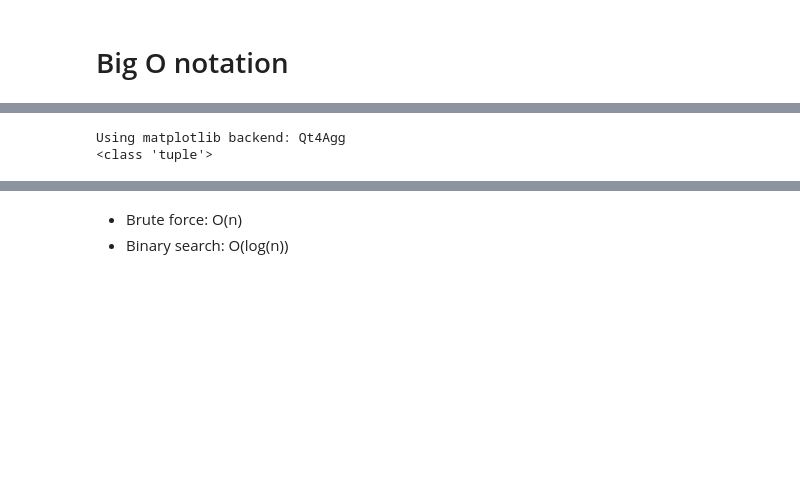
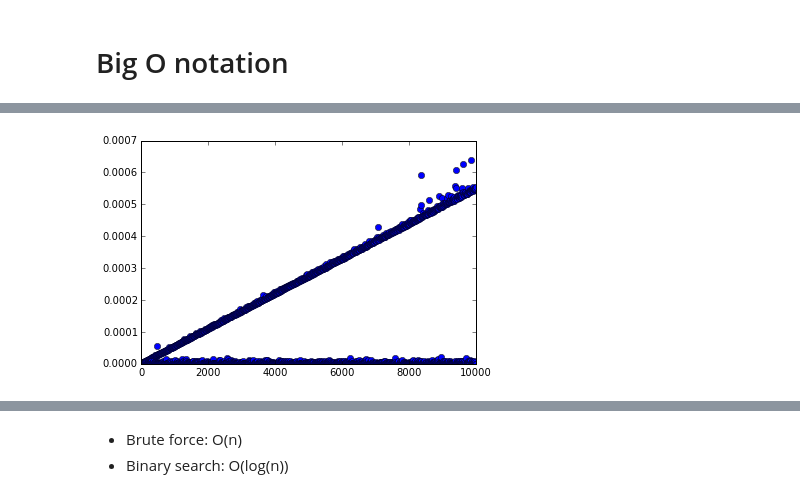
Before and after one commit to ThunderShiviah/code_guild, a Jupyter notebook: notebooks/how_to_think_like_a_computer_scientist-slides.ipynb, the cells around one changed output, grey strips where cells are left out. Cells and saved outputs as stored; diff of their text form; code cells hidden in the pictures; blank space fills up the shorter version.

Commit message:
added inline matplotlib plots

```diff
--- a/notebooks/how_to_think_like_a_computer_scientist-slides.ipynb
+++ b/notebooks/how_to_think_like_a_computer_scientist-slides.ipynb
@@ -326,5 +326,5 @@ function binary_search took 4.7206878662109375e-05 seconds to complete given par
 # %%
-%matplotlib
+%matplotlib inline
 
 from matplotlib import pyplot as plt
 
@@ -355,39 +355,33 @@ def sort_plotter(max_size, num_samples, *funcs):
     -------
     Creates plots of each function in *funcs wrt
     execution time by sampling num_samples lists of incremental
     length up to length max_size.
 
     Parameters
     ----------
     max_size: int
         The length of the final list sampled.
     num_samples: int
         The number of times to sample_the function.
     *functs: iterator
         An iterator containing the functions we wish to sample.
 
     Returns
     -------
     plots: matplotlib.pyplot
         Returns subplots with the length of the sampled
     list as the x-axis, and the average runtime of the
     function over the list using timeit.
     NOTE: timeit defaults to 1000 function calls.
 
     """
 
     print(type(funcs))
     # sort_compare(max_size, num_samples, func)
 
     return
 
-#lst_lengths, func_times_lst = sort_compare(10000, 1000, brute_force_search)
-#subplot_generator(lst_lengths, func_times_lst)
-
-funcs = list_search, brute_force_search
-#funcs = [list_search, brute_force_search, binary_search]
-
-sort_plotter(1000, 100, funcs)
+lst_lengths, func_times_lst = sort_compare(10000, 1000, brute_force_search)
+subplot_generator(lst_lengths, func_times_lst)
 # %% [output]
-Using matplotlib backend: Qt4Agg
-<class 'tuple'>
+[figure, added]
```
Also changed, not shown: parts of 4 cells of this notebook.
